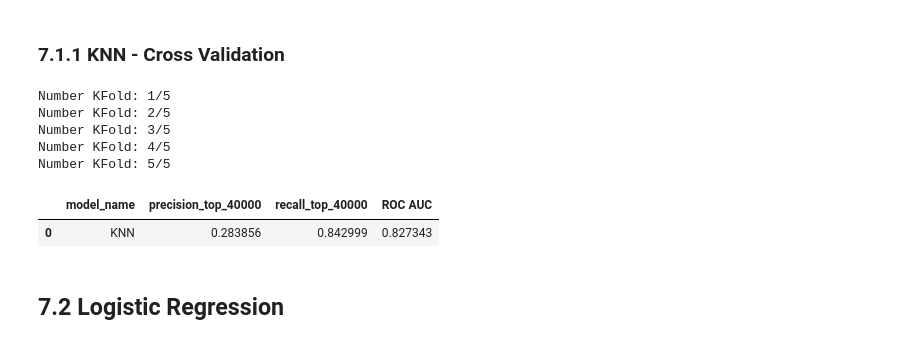
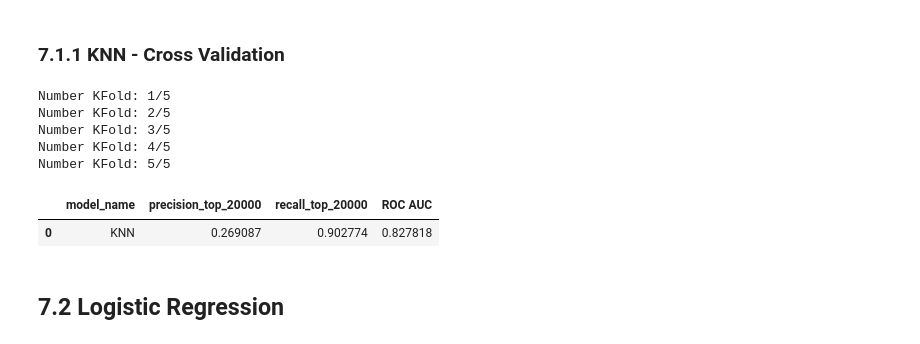
Before and after one commit to Jhonatanslopes/Health-Insurance-Cross-sell, a Jupyter notebook: notebook.ipynb, the cells around one changed output. Saved outputs shown, nothing was run; the diff lists cells and outputs as text; code cells hidden in the pictures.

```diff
--- a/notebook.ipynb
+++ b/notebook.ipynb
@@ -925,16 +929,16 @@ metrics.plot_lift_curve(y_val, yhat_knn, figsize=(15, 5), title=title2+' - KNN')
 ### 7.1.1 KNN - Cross Validation
 # %%
 # Apply cross validation
-knn_cv = cross_validation(model_name='KNN', x=x_train, y=y_train, model=knn, cv=5, topk=40000)
+knn_cv = cross_validation(model_name='KNN', x=x_train, y=y_train, model=knn, cv=5, topk=20000)
 knn_cv
 # %% [output]
 Number KFold: 1/5
 Number KFold: 2/5
 Number KFold: 3/5
 Number KFold: 4/5
 Number KFold: 5/5
-|  | model_name | precision_top_40000 | recall_top_40000 | ROC AUC |
-| 0 | KNN | 0.283856 | 0.842999 | 0.827343 |
+|  | model_name | precision_top_20000 | recall_top_20000 | ROC AUC |
+| 0 | KNN | 0.269087 | 0.902774 | 0.827818 |
 # %% [markdown]
 ## 7.2 Logistic Regression
 # %%
```
Also changed, not shown: parts of 33 cells of this notebook.
